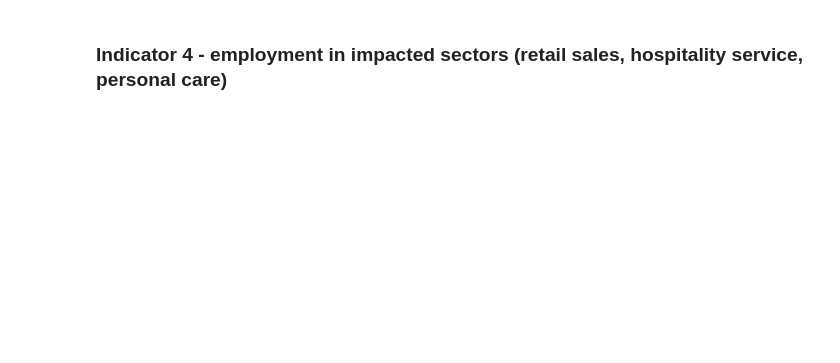
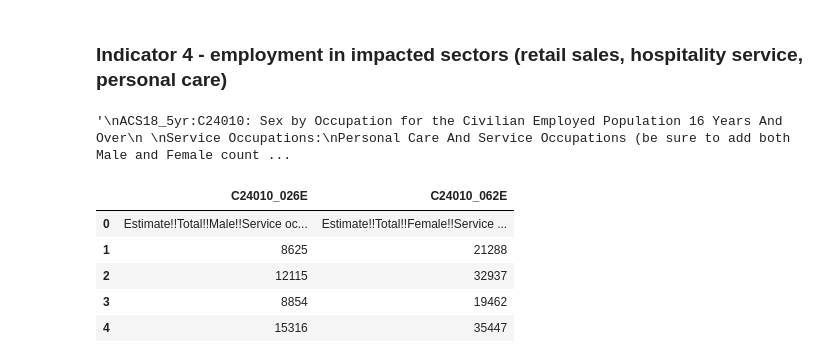
Before and after one commit to community-insight-impact/cvi_ucla_partnership, a Jupyter notebook: notebooks/merge_data_rent.ipynb, the cells around one changed output. Saved outputs shown, nothing was run; the diff lists cells and outputs as text; code cells hidden in the pictures; blank space fills up the shorter version.

```diff
--- a/notebooks/merge_data_rent.ipynb
+++ b/notebooks/merge_data_rent.ipynb
@@ -287,3 +243,37 @@ employment.head()
 | 4 | 1400000US36005001900 | Census Tract 19, Bronx County, Ne... | 1451.0 | 192.0 | 103 | 13.23 |
 # %% [markdown]
 ### Indicator 4 - employment in impacted sectors (retail sales, hospitality service, personal care)
+# %%
+"""
+ACS18_5yr:C24010: Sex by Occupation for the Civilian Employed Population 16 Years And Over
+
+Service Occupations:
+Personal Care And Service Occupations (be sure to add both Male and Female counts)
+
+ACS18_5yr:C24050: Industry by Occupation for the Civilian Employed Population 16 Years And Over
+
+Service Occupations:
+Arts, Entertainment, And Recreation, And Accommodation And Food Services
+Sales and Office Occupations:
+Retail Trade
+
+% of Workers At Risk of Job Displacement =
+
+(Personal Care And Service Occupations + Arts, Entertainment, and Recreation, and
+Accommodation and Food Services + Retail Trade) / (Total Civilian Employed Population 16 Years And Over)
+
+
+"""
+# %% [output]
+'\nACS18_5yr:C24010: Sex by Occupation for the Civilian Employed Population 16 Years And Over\n \nService Occupations:\nPersonal Care And Service Occupations (be sure to add both Male and Female count ...
+# %%
+sexByOccop = pd.read_csv('../data/sexByOccupation/ACSDT5Y2018.C24010_data_with_overlays_2020-12-06T225556.csv',
+                   low_memory=False, usecols=['C24010_026E','C24010_062E'])
+sexByOccop.head()
+# %% [output]
+|  | C24010_026E | C24010_062E |
+| 0 | Estimate!!Total!!Male!!Service oc... | Estimate!!Total!!Female!!Service ... |
+| 1 | 8625 | 21288 |
+| 2 | 12115 | 32937 |
+| 3 | 8854 | 19462 |
+| 4 | 15316 | 35447 |
```
Also changed, not shown: parts of 13 cells of this notebook.
